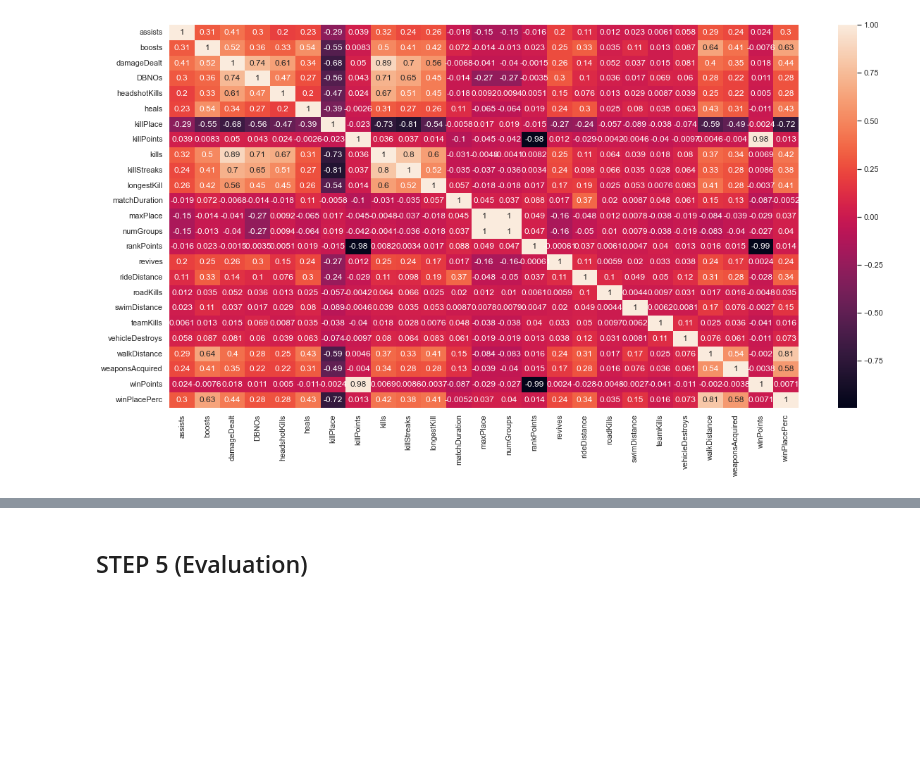
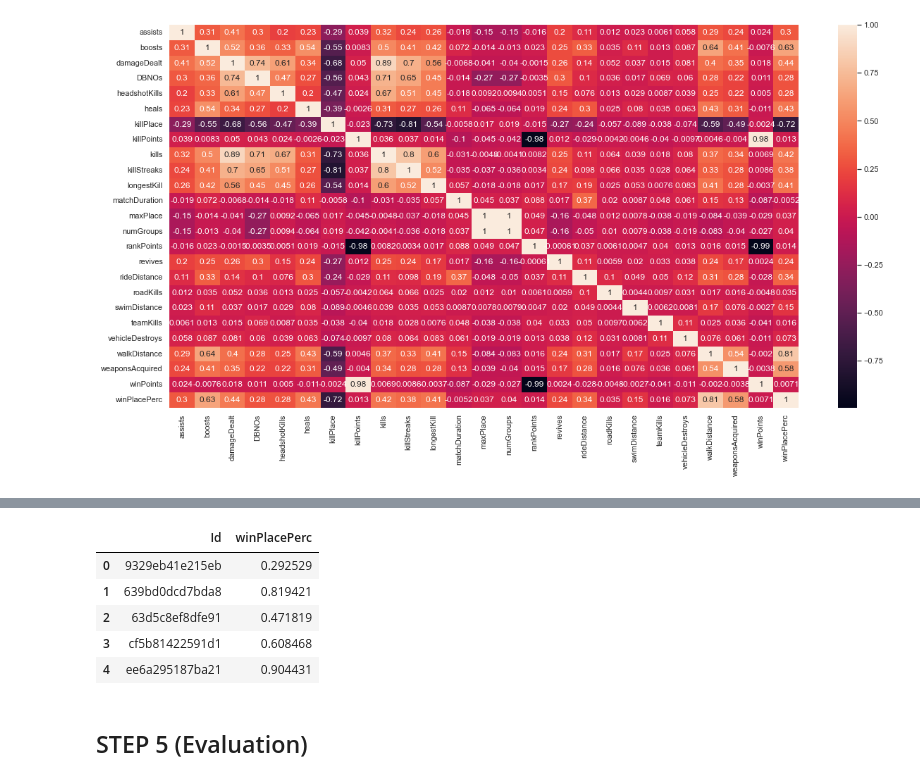
Before and after one commit to yehezkielermanto/AnalysisPUBGDataMining, a Jupyter notebook: AnalysisPUBG.ipynb, the cells around one changed output, grey strips where cells are left out. Cells and saved outputs as stored; diff of their text form; code cells hidden in the pictures; blank space fills up the shorter version.

```diff
--- a/AnalysisPUBG.ipynb
+++ b/AnalysisPUBG.ipynb
@@ -217,3 +270,22 @@ sb.heatmap(df.corr(), annot=True)
+# %%
+# We check for the testing dataset then we predict who the best 5 will be the biggest winner place percentile.
+df_test_orig = pd.read_csv("Datasets/test_V2.csv")
+
+df_test = df_test_orig[['boosts', 'killPlace','walkDistance', 'weaponsAcquired',]]
+
+df_pred_test = linreg.predict(poly.fit_transform(df_test))
+
+df_test_orig['winPlacePerc'] = df_pred_test
+df_test_orig = df_test_orig[['Id', 'winPlacePerc']]
+
+df_test_orig.head()
+# %% [output]
+|  | Id | winPlacePerc |
+| 0 | 9329eb41e215eb | 0.292529 |
+| 1 | 639bd0dcd7bda8 | 0.819421 |
+| 2 | 63d5c8ef8dfe91 | 0.471819 |
+| 3 | cf5b81422591d1 | 0.608468 |
+| 4 | ee6a295187ba21 | 0.904431 |
 # %% [markdown]
 ## STEP 5 (Evaluation)
 # %% [markdown]
```
Also changed, not shown: parts of 5 cells of this notebook, 1 other file.
